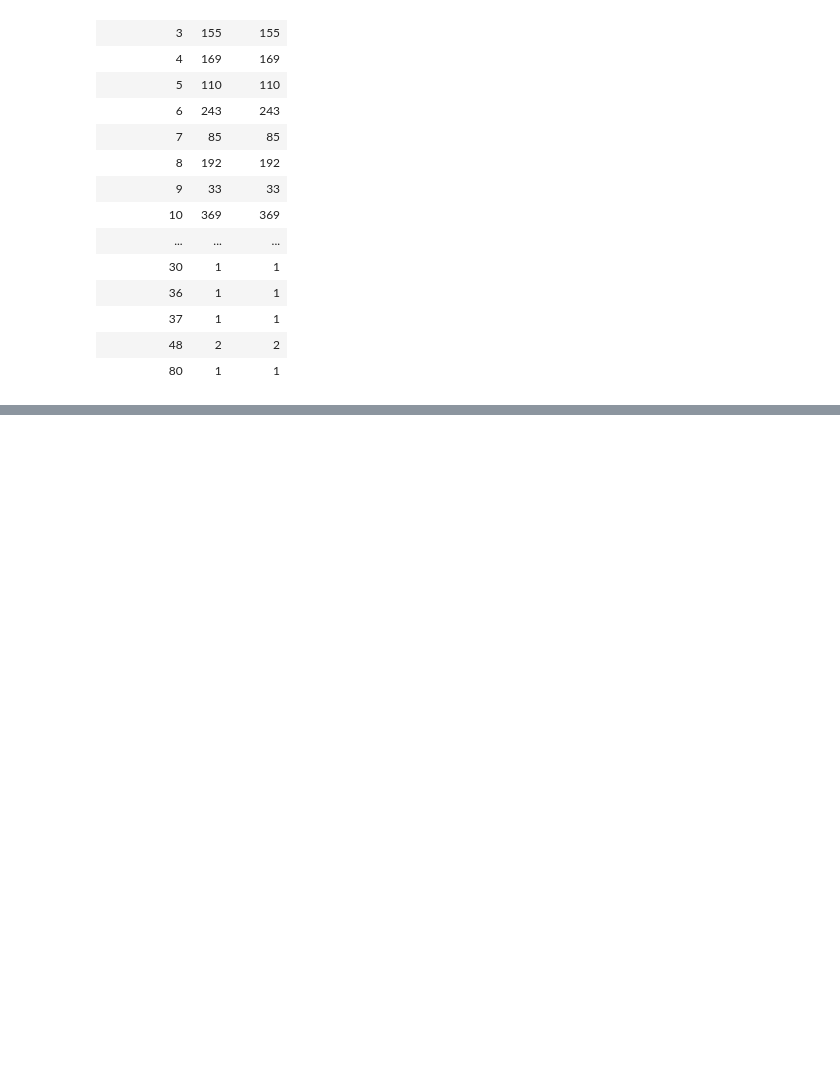
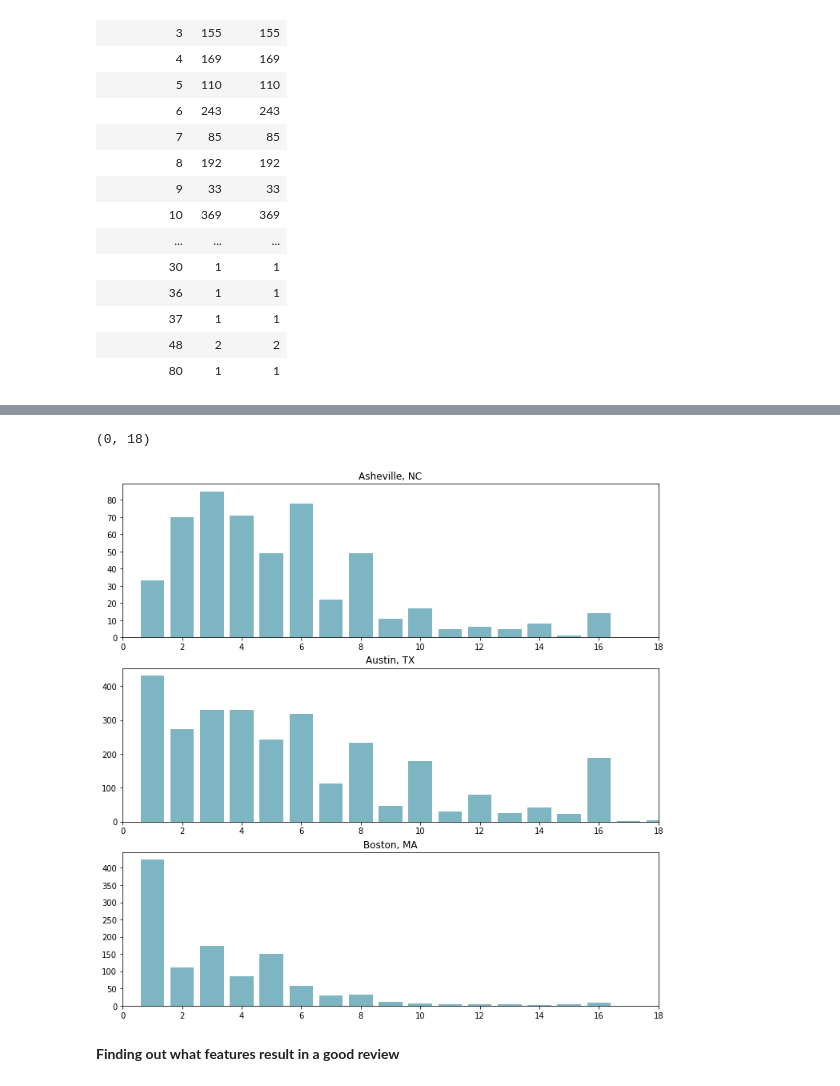
Before and after one commit to npop237/DS-Project1, a Jupyter notebook: PlanningATripToNashville.ipynb, the cells around one changed output, grey strips where cells are left out. Cells and saved outputs as stored; diff of their text form; code cells hidden in the pictures; blank space fills up the shorter version.

```diff
--- a/PlanningATripToNashville.ipynb
+++ b/PlanningATripToNashville.ipynb
@@ -210,0 +221,43 @@ ax.set_xlim(0,20)
+# %%
+def get_airbnb_sizes(city):
+    '''
+    INPUT:
+    city - a string of the city name for the data we want to analyse
+    OUTPUT:
+    sizes - a dataframe containing a count of the properties in the city grouped by the number of guests they can accommodate
+
+    Provides a dataframe that can be used to determine the spread of airbnb sizes across a city from their airbnb listings csv file
+    '''
+    df = pd.read_csv(f'./{city}_listings.csv')
+    sizing_df = df[['accommodates', 'beds']]
+    sizing_df = sizing_df[sizing_df['beds'] != 0]
+    sizing_df['beds_pp'] = sizing_df['beds']/sizing_df['accommodates']
+    sizing_df = sizing_df[sizing_df['beds_pp'] > 0.5]
+    sizing_df = sizing_df[sizing_df['accommodates'] < 20]
+    sizes = sizing_df.groupby('accommodates').count()
+
+    return sizes
+# %%
+Asheville_airbnbs = get_airbnb_sizes('Asheville')
+# %%
+Austin_airbnbs = get_airbnb_sizes('Austin')
+# %%
+Boston_airbnbs = get_airbnb_sizes('Boston')
+# %%
+fig, (ax1, ax2, ax3) = plt.subplots(3, 1, figsize=(12,12))
+ax1.bar(Asheville_airbnbs.index, Asheville_airbnbs.beds, color = '#539caf', alpha = 0.75)
+ax1.set_title('Asheville, NC')
+ax1.set_xlim(0,18)
+
+ax2.bar(Austin_airbnbs.index, Austin_airbnbs.beds, color = '#539caf', alpha = 0.75)
+ax2.set_title('Austin, TX')
+ax2.set_xlim(0,18)
+
+ax3.bar(Boston_airbnbs.index, Boston_airbnbs.beds, color = '#539caf', alpha = 0.75)
+ax3.set_title('Boston, MA')
+ax3.set_xlim(0,18)
+# %% [output]
+(0, 18)
+[figure, added]
+# %% [markdown]
+**Finding out what features result in a good review**
```
Also changed, not shown: parts of 18 cells of this notebook.
